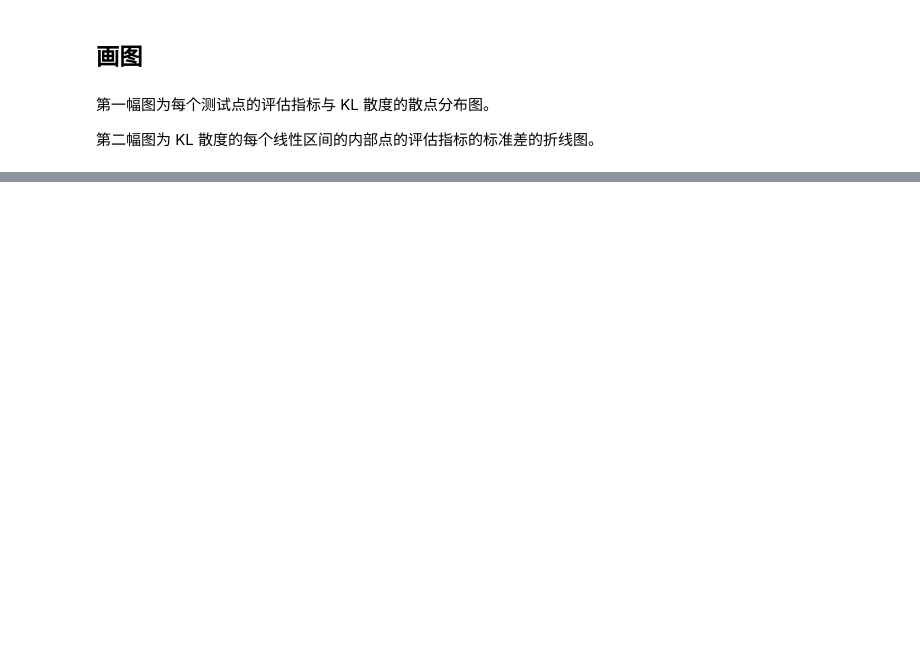
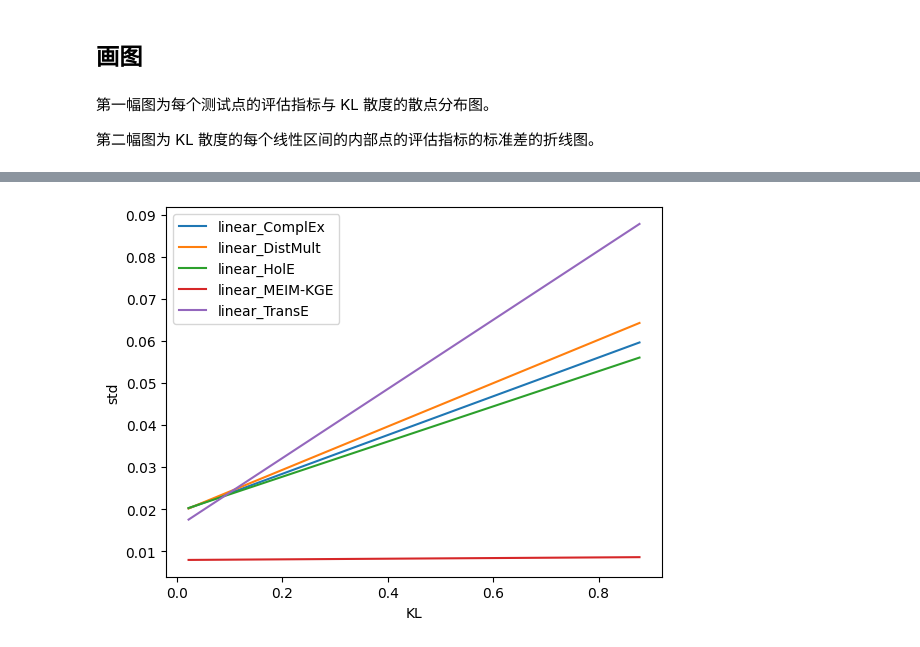
Before and after one commit to coldchair/OOD_Benchmark_KGLP, a Jupyter notebook: bash/make_test.ipynb, the cells around one changed output, grey strips where cells are left out. Cells and saved outputs as stored; diff of their text form; code cells hidden in the pictures; blank space fills up the shorter version.

```diff
--- a/bash/make_test.ipynb
+++ b/bash/make_test.ipynb
@@ -193,14 +206,0 @@ X = load_dataset(path_to_model)
-# %%
-if (op == 0):
-    ranks = []
-    with open(os.path.join(path_to_model, "ranks.csv"), "r") as f:
-        for line in f.readlines():
-            rank = line.strip()
-            rank = rank.split(',')
-            ranks.append([int(rank[0]), int(rank[1])])
-    dic = {}
-    for i, (head, relation, tail) in enumerate(X['test']):
-        dic['+'.join([head, relation, tail])] = ranks[i]
-else:
-    model = restore_model(model_name_path=os.path.join(path_to_model, "models.pkl"))
-    model.data_shape = 3
@@ -314,0 +360,25 @@ draw(store_name)
+# %%
+for eval_model in eval_models_list:
+    x = []
+    y = []
+    for i in range(num_range):
+        std = np.std(np.array(eval_model.box[i]))
+        x.append((l[i] + r[i]) / 2)
+        y.append(std)
+    x = np.array(x)
+    y = np.array(y)
+
+    # 使用最小二乘法计算拟合直线的参数
+    A = np.vstack([x, np.ones(len(x))]).T
+    m, c = np.linalg.lstsq(A, y, rcond=None)[0]
+
+    # 绘制原始数据和拟合直线
+    # plt.plot(x, y, label='original_' + eval_model.name)
+    plt.plot(x, m*x + c,  label='linear_' + eval_model.name)
+
+plt.xlabel('KL')
+plt.ylabel('std')
+plt.legend()
+plt.show()
+# %% [output]
+[figure, added]
```
Also changed, not shown: parts of 15 cells of this notebook, 1 other file.
